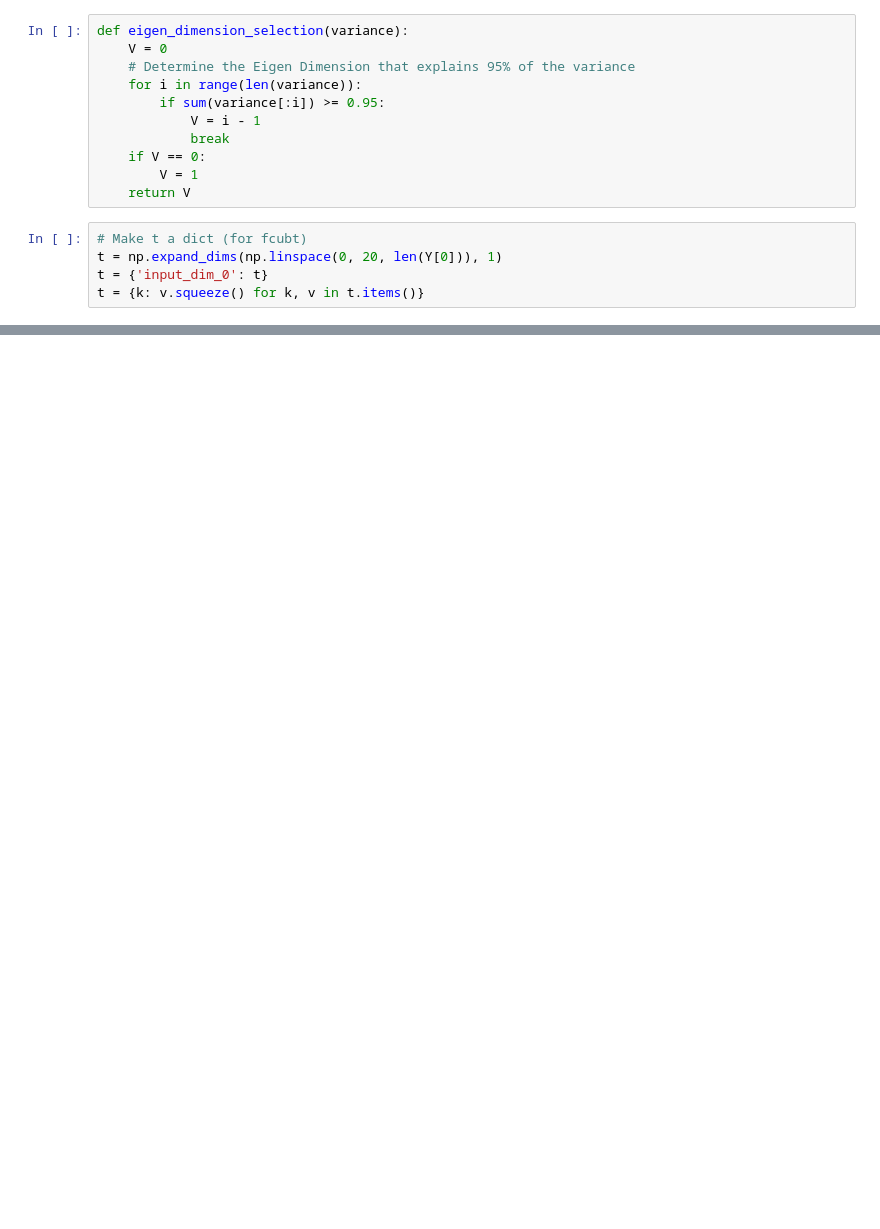
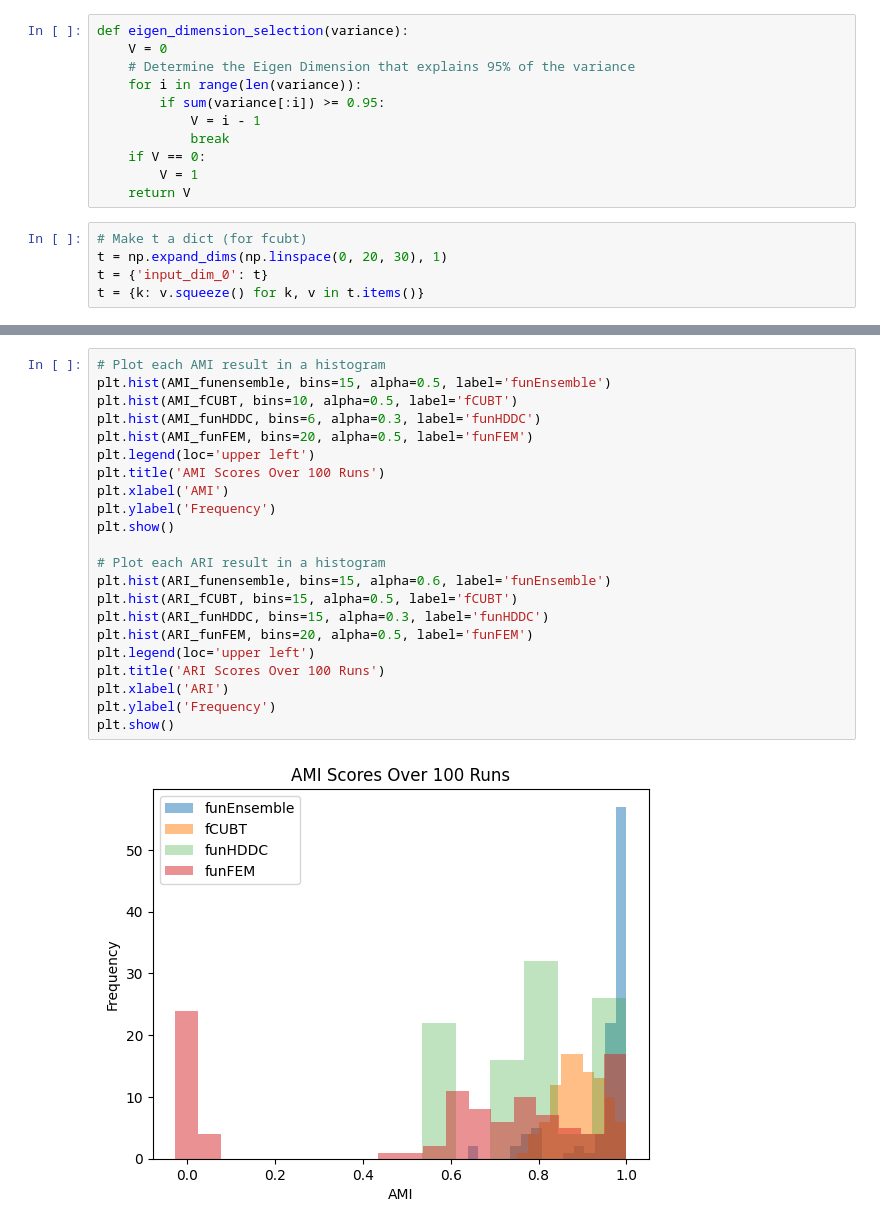
Before and after one commit to Newman251/Thesis-Functional_Data_Ensemble_Clustering_From_FDA, a Jupyter notebook: SimulationScenarios/scenario_testing.ipynb, the cells around one changed output, grey strips where cells are left out. Drawn from its saved outputs; the diff is of its cells as text; blank space fills up the shorter version.

```diff
--- a/SimulationScenarios/scenario_testing.ipynb
+++ b/SimulationScenarios/scenario_testing.ipynb
@@ -448,6 +471,6 @@ def eigen_dimension_selection(variance):
     return V
 # %%
 # Make t a dict (for fcubt)
-t = np.expand_dims(np.linspace(0, 20, len(Y[0])), 1)
+t = np.expand_dims(np.linspace(0, 20, 30), 1)
 t = {'input_dim_0': t}
 t = {k: v.squeeze() for k, v in t.items()}
@@ -453,0 +686,24 @@ t = {k: v.squeeze() for k, v in t.items()}
+# %%
+# Plot each AMI result in a histogram
+plt.hist(AMI_funensemble, bins=15, alpha=0.5, label='funEnsemble')
+plt.hist(AMI_fCUBT, bins=10, alpha=0.5, label='fCUBT')
+plt.hist(AMI_funHDDC, bins=6, alpha=0.3, label='funHDDC')
+plt.hist(AMI_funFEM, bins=20, alpha=0.5, label='funFEM')
+plt.legend(loc='upper left')
+plt.title('AMI Scores Over 100 Runs')
+plt.xlabel('AMI')
+plt.ylabel('Frequency')
+plt.show()
+
+# Plot each ARI result in a histogram
+plt.hist(ARI_funensemble, bins=15, alpha=0.6, label='funEnsemble')
+plt.hist(ARI_fCUBT, bins=15, alpha=0.5, label='fCUBT')
+plt.hist(ARI_funHDDC, bins=15, alpha=0.3, label='funHDDC')
+plt.hist(ARI_funFEM, bins=20, alpha=0.5, label='funFEM')
+plt.legend(loc='upper left')
+plt.title('ARI Scores Over 100 Runs')
+plt.xlabel('ARI')
+plt.ylabel('Frequency')
+plt.show()
+# %% [output]
+[figure, added]
```
Also changed, not shown: parts of 28 cells of this notebook, 19 other files.
